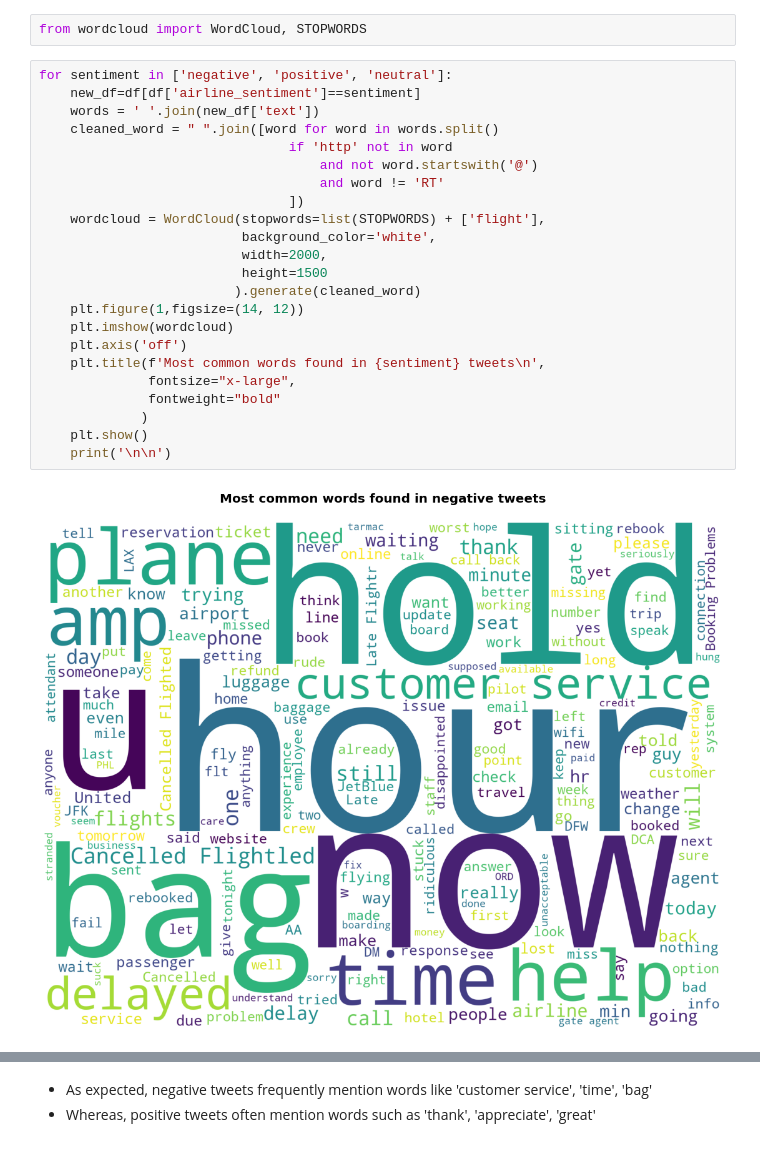
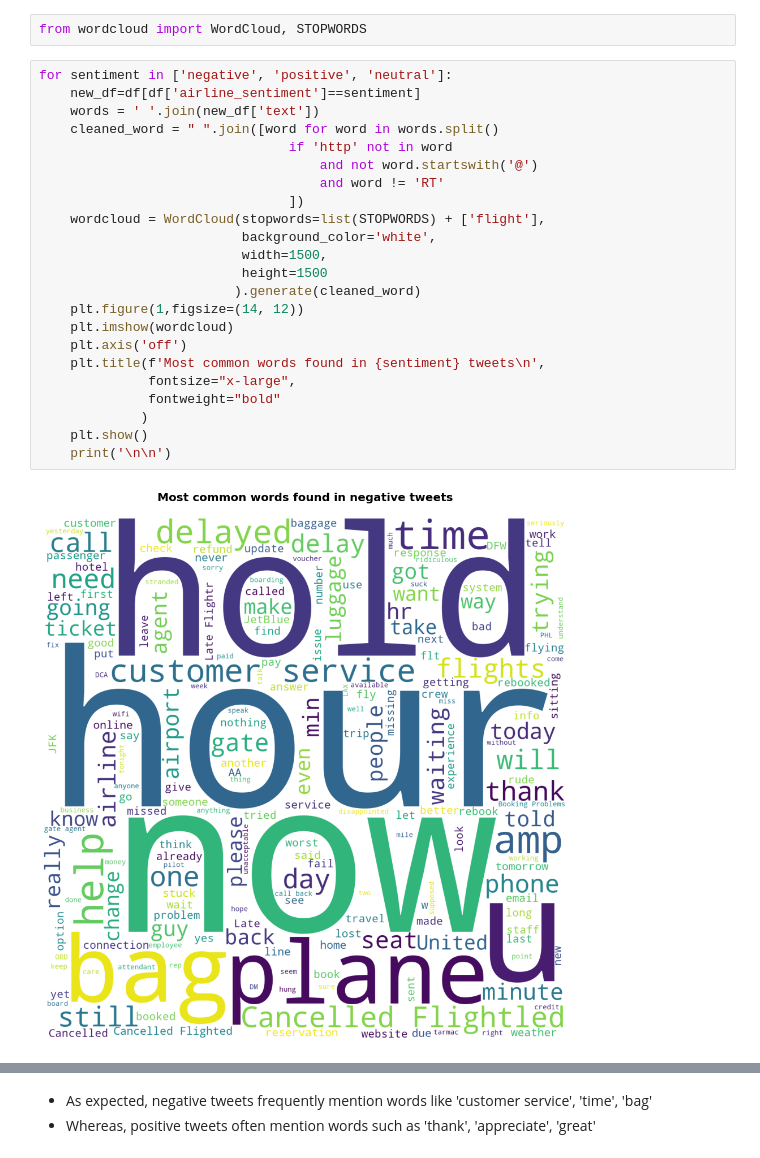
Before and after one commit to karansangha/5511_week6_finalproject, a Jupyter notebook: Sentiment Analysis.ipynb, the cells around one changed output, grey strips where cells are left out. Saved outputs shown, nothing was run; the diff lists cells and outputs as text.

```diff
--- a/Sentiment Analysis.ipynb
+++ b/Sentiment Analysis.ipynb
@@ -149,25 +156,25 @@ from wordcloud import WordCloud, STOPWORDS
 # %%
 for sentiment in ['negative', 'positive', 'neutral']:
     new_df=df[df['airline_sentiment']==sentiment]
     words = ' '.join(new_df['text'])
     cleaned_word = " ".join([word for word in words.split()
                                 if 'http' not in word
                                     and not word.startswith('@')
                                     and word != 'RT'
                                 ])
     wordcloud = WordCloud(stopwords=list(STOPWORDS) + ['flight'],
                           background_color='white',
-                          width=2000,
+                          width=1500,
                           height=1500
                          ).generate(cleaned_word)
     plt.figure(1,figsize=(14, 12))
     plt.imshow(wordcloud)
     plt.axis('off')
     plt.title(f'Most common words found in {sentiment} tweets\n',
               fontsize="x-large",
               fontweight="bold"
              )
     plt.show()
     print('\n\n')
 # %% [output]
-[figure, old version]
+[figure, new version]
```
Also changed, not shown: parts of 9 cells of this notebook.
